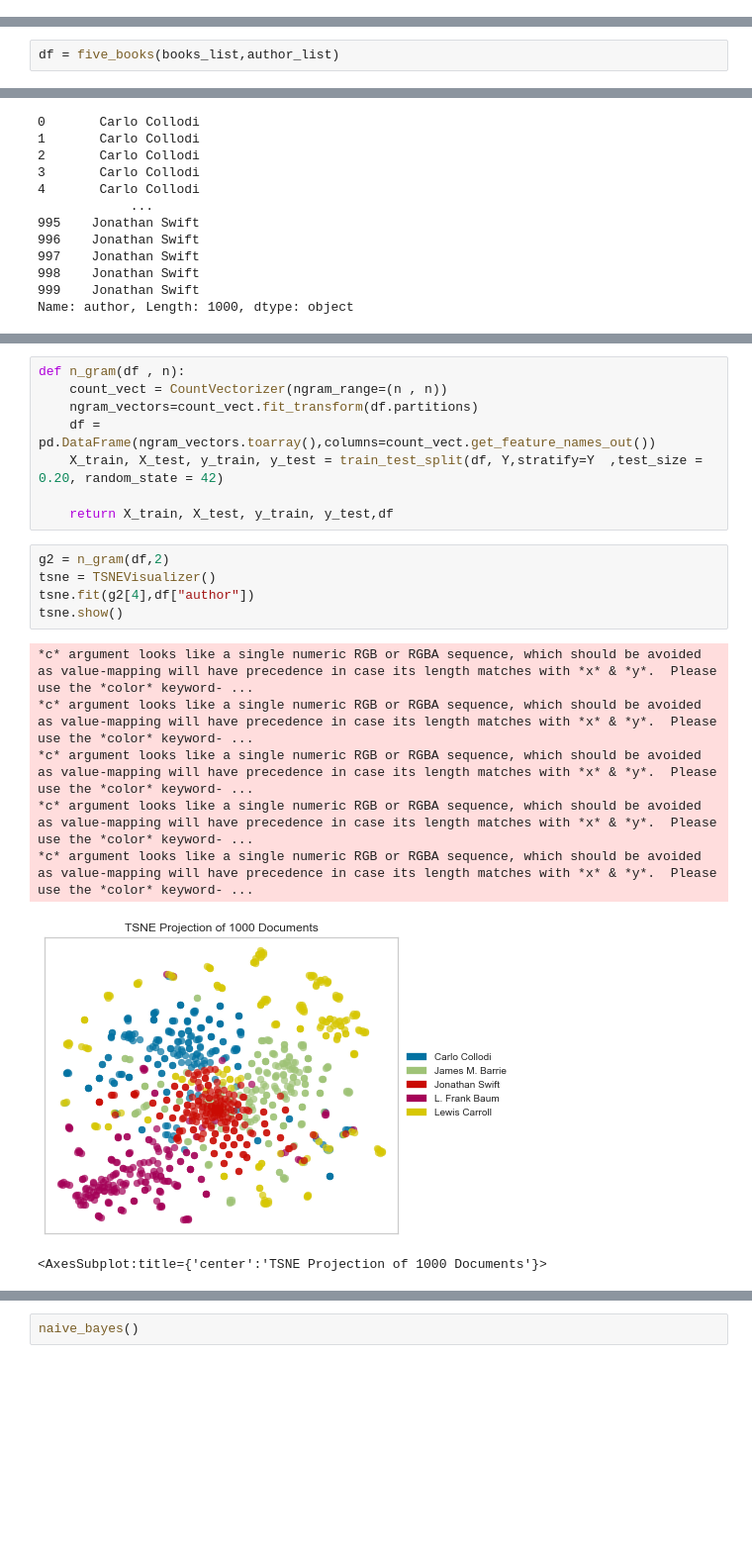
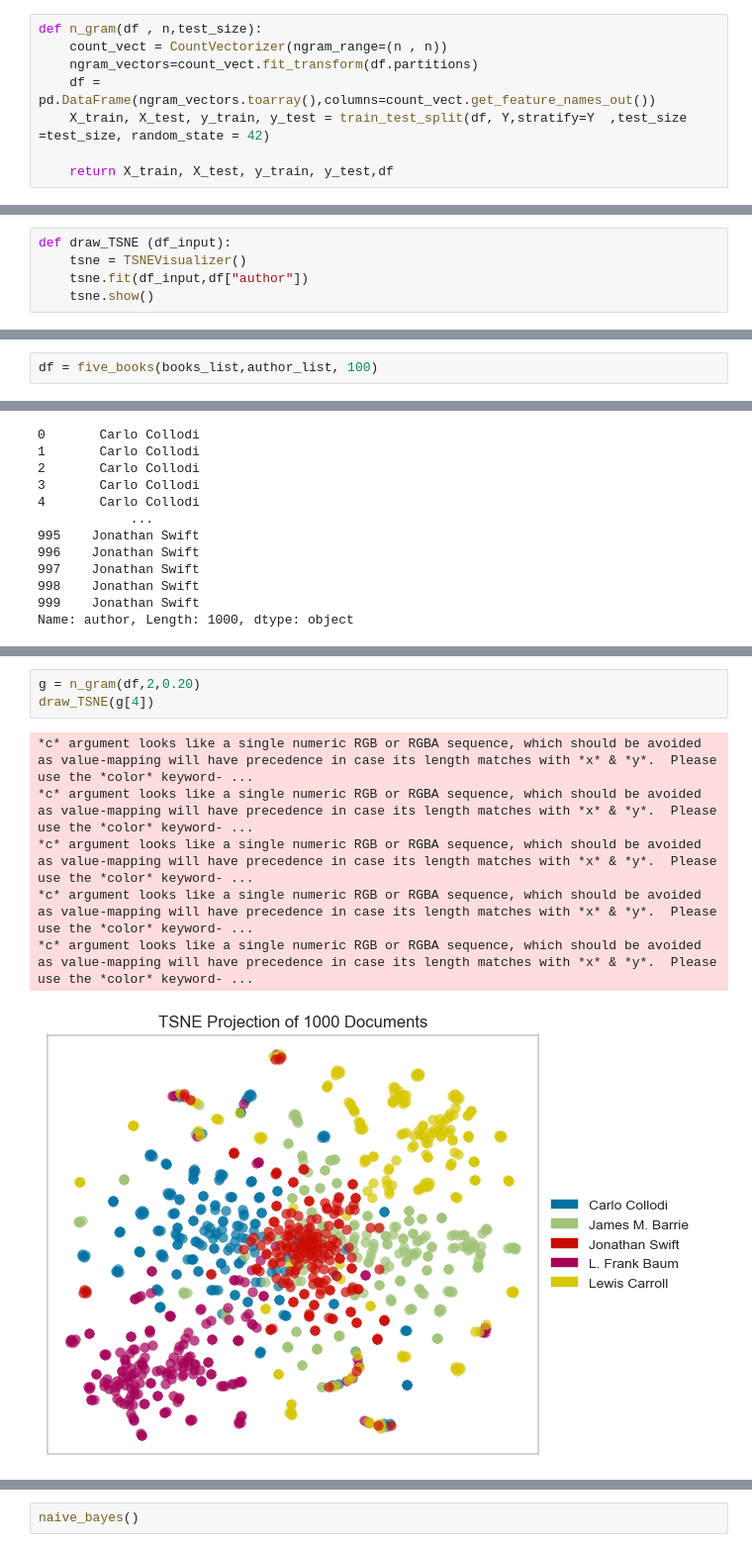
Before and after one commit to ahmedbadawy11/NLP_Assignments, a Jupyter notebook: NLP_Assignment_3.ipynb, the cells around one changed output, grey strips where cells are left out. Shown at 99% size. Saved outputs shown, nothing was run; the diff lists cells and outputs as text; blank space fills up the shorter version.

```diff
--- a/NLP_Assignment_3.ipynb
+++ b/NLP_Assignment_3.ipynb
@@ -122,0 +231,8 @@ def five_books(list_of_urls,author_list) :
+# %%
+def n_gram(df , n,test_size):
+    count_vect = CountVectorizer(ngram_range=(n , n))
+    ngram_vectors=count_vect.fit_transform(df.partitions)
+    df = pd.DataFrame(ngram_vectors.toarray(),columns=count_vect.get_feature_names_out())
+    X_train, X_test, y_train, y_test = train_test_split(df, Y,stratify=Y  ,test_size =test_size, random_state = 42)
+
+    return X_train, X_test, y_train, y_test,df
@@ -122,0 +242,5 @@ def five_books(list_of_urls,author_list) :
+# %%
+def draw_TSNE (df_input):
+    tsne = TSNEVisualizer()
+    tsne.fit(df_input,df["author"])
+    tsne.show()
@@ -123,5 +418,5 @@ def five_books(list_of_urls,author_list) :
 # %%
-df = five_books(books_list,author_list)
+df = five_books(books_list,author_list, 100)
 # %%
 df.author.value_counts()
 # %% [output]
@@ -281,22 +494,11 @@ tsne.show()
-# %%
-def n_gram(df , n):
-    count_vect = CountVectorizer(ngram_range=(n , n))
-    ngram_vectors=count_vect.fit_transform(df.partitions)
-    df = pd.DataFrame(ngram_vectors.toarray(),columns=count_vect.get_feature_names_out())
-    X_train, X_test, y_train, y_test = train_test_split(df, Y,stratify=Y  ,test_size = 0.20, random_state = 42)
-
-    return X_train, X_test, y_train, y_test,df
 # %%
-g2 = n_gram(df,2)
-tsne = TSNEVisualizer()
-tsne.fit(g2[4],df["author"])
-tsne.show()
+g = n_gram(df,2,0.20)
+draw_TSNE(g[4])
 # %% [output]
 *c* argument looks like a single numeric RGB or RGBA sequence, which should be avoided as value-mapping will have precedence in case its length matches with *x* & *y*.  Please use the *color* keyword- ...
 *c* argument looks like a single numeric RGB or RGBA sequence, which should be avoided as value-mapping will have precedence in case its length matches with *x* & *y*.  Please use the *color* keyword- ...
 *c* argument looks like a single numeric RGB or RGBA sequence, which should be avoided as value-mapping will have precedence in case its length matches with *x* & *y*.  Please use the *color* keyword- ...
 *c* argument looks like a single numeric RGB or RGBA sequence, which should be avoided as value-mapping will have precedence in case its length matches with *x* & *y*.  Please use the *color* keyword- ...
 *c* argument looks like a single numeric RGB or RGBA sequence, which should be avoided as value-mapping will have precedence in case its length matches with *x* & *y*.  Please use the *color* keyword- ...
-[figure, old version]
+[figure, new version]
-<AxesSubplot:title={'center':'TSNE Projection of 1000 Documents'}>
 # %%
```
Also changed, not shown: parts of 103 cells of this notebook.
